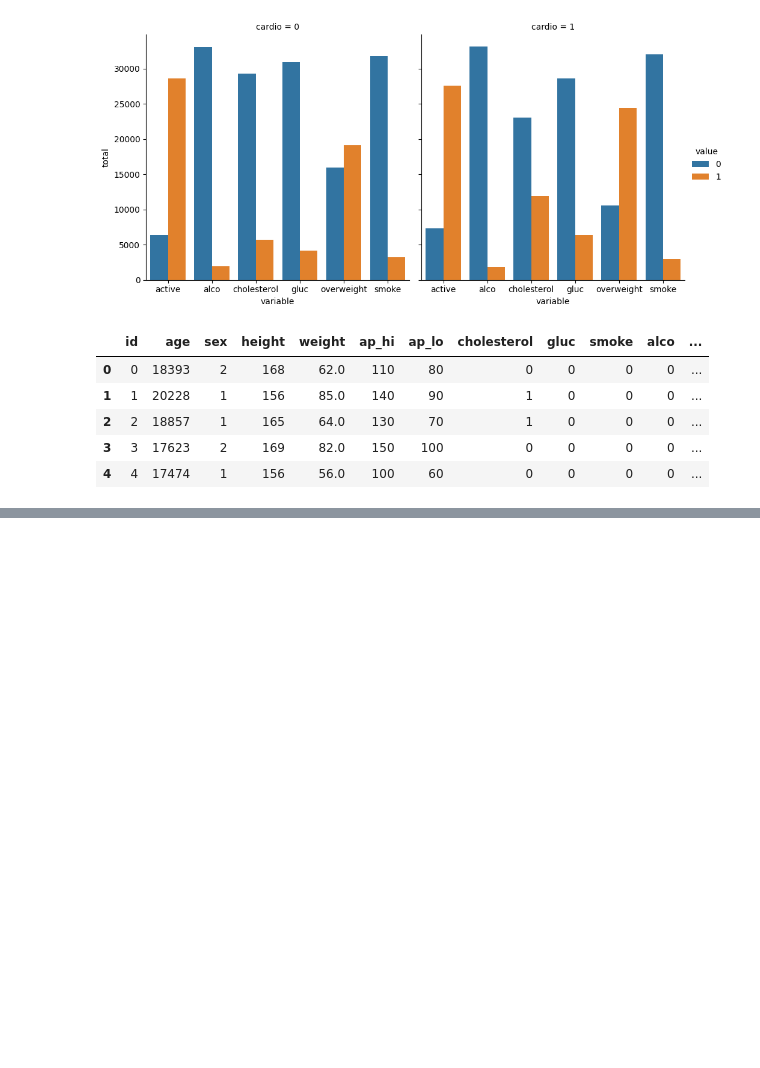
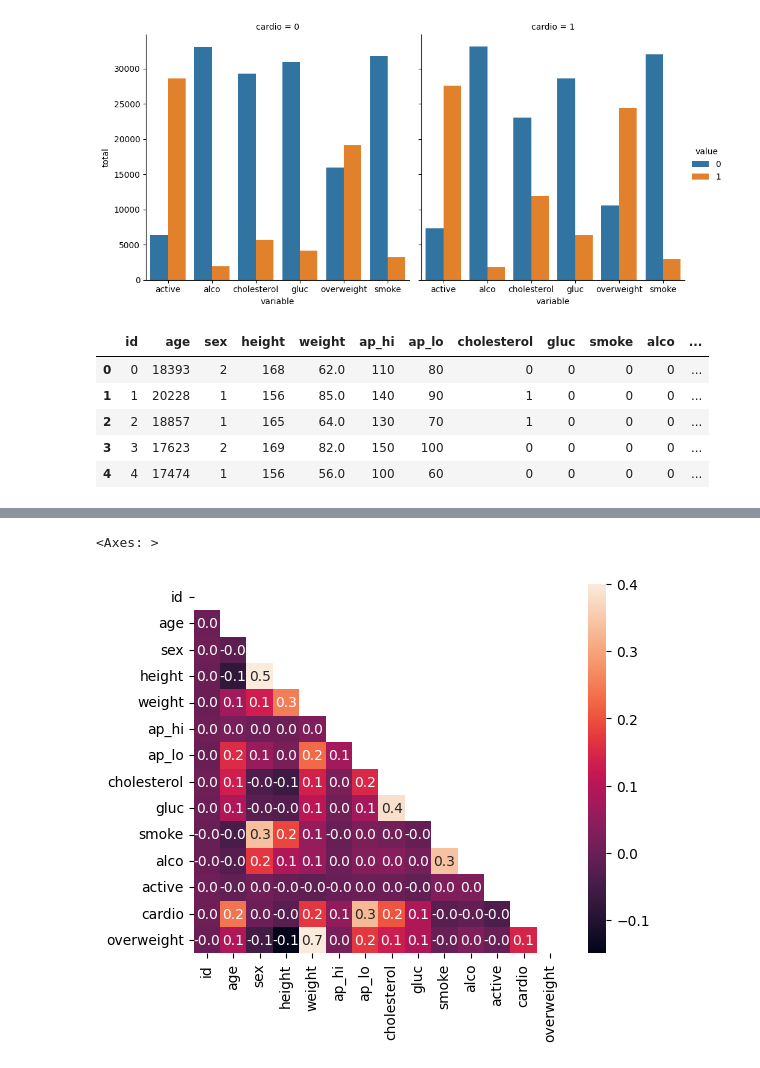
Before and after one commit to ForwardingAgent/Data_Analysis, a Jupyter notebook: 3.Medical Data Visualizer.ipynb, the cells around one changed output, grey strips where cells are left out. Cells and saved outputs as stored; diff of their text form; code cells hidden in the pictures; blank space fills up the shorter version.

```diff
--- a/3.Medical Data Visualizer.ipynb
+++ b/3.Medical Data Visualizer.ipynb
@@ -137,0 +102,11 @@ sns.heatmap(df7.corr(), fmt=".1f", annot = True, vmin=-0.16, vmax=0.32, center=0
+# %%
+corr = df_heat.corr()
+mask = np.zeros_like(corr)
+mask[np.triu_indices_from(mask)] = True
+# %%
+#matrix = np.triu(df3.corr())
+#sns.heatmap(df7.corr(), annot = True, fmt='.1g', vmin=-0.16, vmax=0.32, center=0.08, mask=matrix)
+sns.heatmap(corr, fmt=".1f", annot = True, square=True, vmax=0.4, mask=mask)
+# %% [output]
+<Axes: >
+[figure, added]
```
Also changed, not shown: parts of 10 cells of this notebook, 1 other file.
